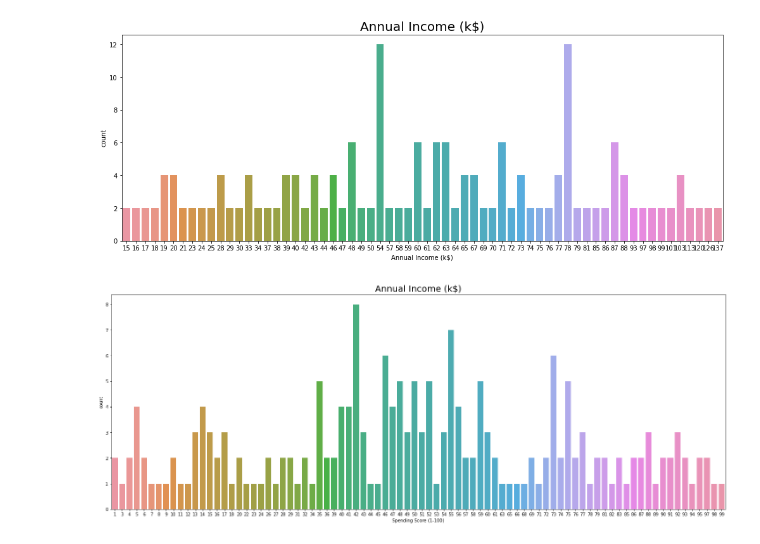
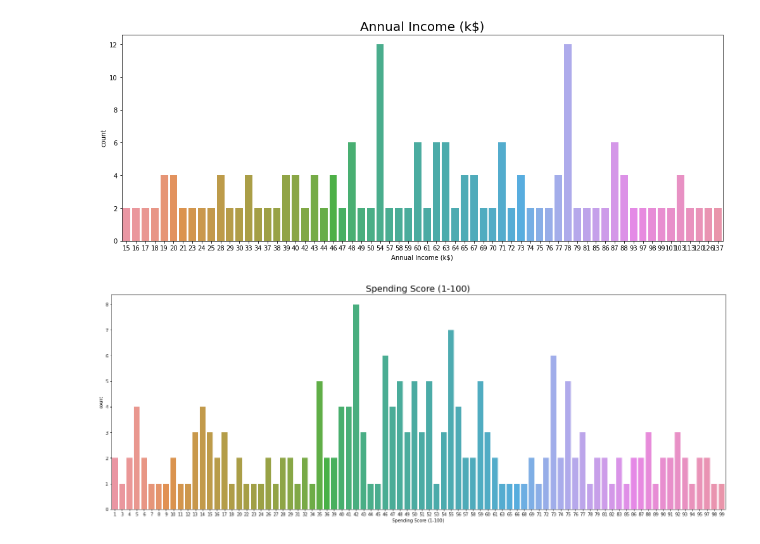
Before and after one commit to Sialsanwal/CodeClause_Customer-Segment-Prediction-, a Jupyter notebook: Customer Segment Prediction .ipynb, the cells around one changed output. Saved outputs shown, nothing was run; the diff lists cells and outputs as text; code cells hidden in the pictures.

```diff
--- a/Customer Segment Prediction .ipynb
+++ b/Customer Segment Prediction .ipynb
@@ -91,7 +95,7 @@ plt.show()
 # %%
 plt.figure(figsize=(25,9))
 sns.countplot(data=df,x=df['Spending Score (1-100)'])
-plt.title("Annual Income (k$)",fontsize=20)
+plt.title("Spending Score (1-100)",fontsize=20)
 plt.show()
 # %% [output]
-[figure, old version]
+[figure, new version]
```
Also changed, not shown: parts of 9 cells of this notebook.
